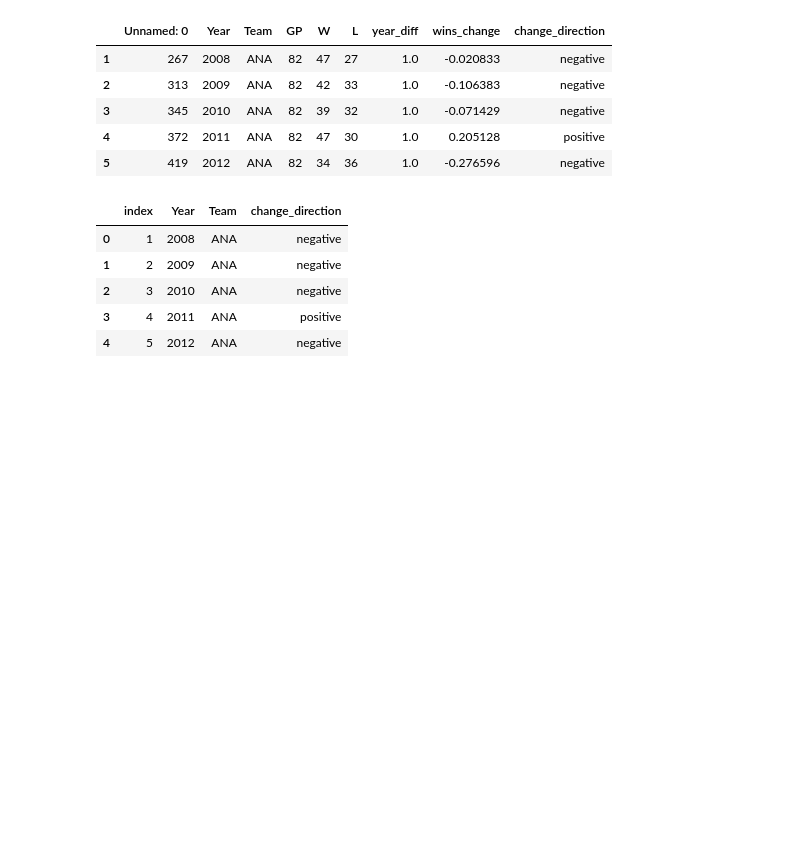
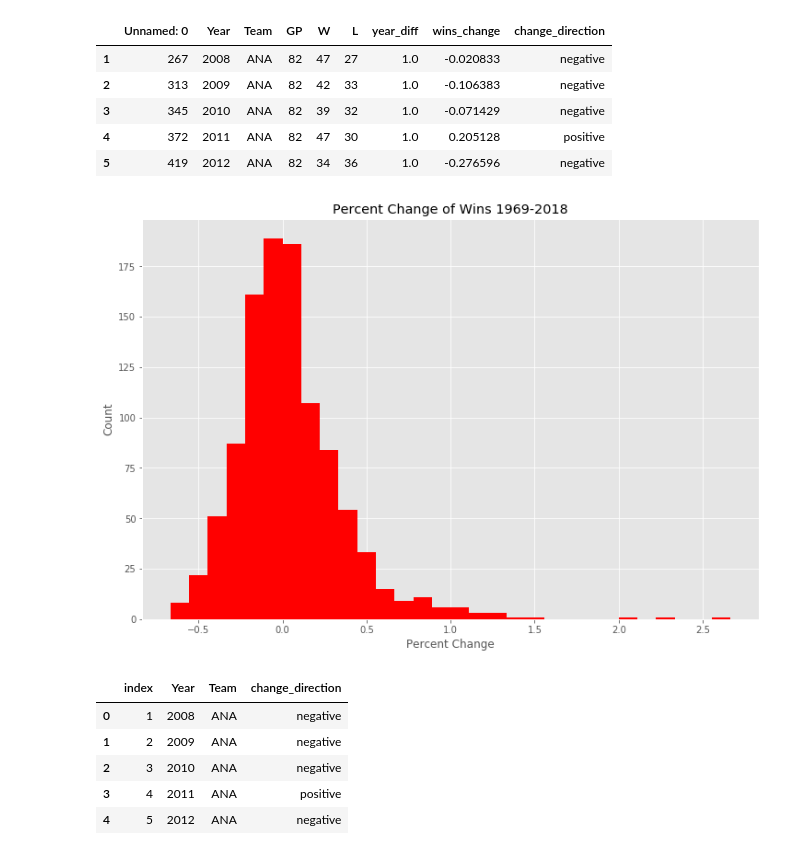
Before and after one commit to AustinMadert/hockey_data_performance, a Jupyter notebook: src/Chi-Squared_Test.ipynb, the cells around one changed output. Saved outputs shown, nothing was run; the diff lists cells and outputs as text; code cells hidden in the pictures; blank space fills up the shorter version.

Commit message:
Created charts and images

```diff
--- a/src/Chi-Squared_Test.ipynb
+++ b/src/Chi-Squared_Test.ipynb
@@ -5,3 +7,5 @@ from scipy.stats import chi2_contingency
+# %%
+plt.style.use('ggplot')
 # %%
 draftdf = pd.read_csv('draft_data.csv')
 # %%
@@ -107,6 +111,14 @@ perform.head()
 | 3 | 345 | 2010 | ANA | 82 | 39 | 32 | 1.0 | -0.071429 | negative |
 | 4 | 372 | 2011 | ANA | 82 | 47 | 30 | 1.0 | 0.205128 | positive |
 | 5 | 419 | 2012 | ANA | 82 | 34 | 36 | 1.0 | -0.276596 | negative |
+# %%
+fig, ax = plt.subplots(figsize=(12,8))
+ax.hist(perform['wins_change'], bins=30, alpha=1, color='red')
+ax.set_title('Percent Change of Wins 1969-2018')
+ax.set_ylabel('Count')
+ax.set_xlabel('Percent Change');
+# %% [output]
+[figure, added]
 # %%
 perform_change = perform[['Year', 'Team', 'change_direction']].reset_index()
 perform_change.head()
```
Also changed, not shown: parts of 5 cells of this notebook, 7 other files.
